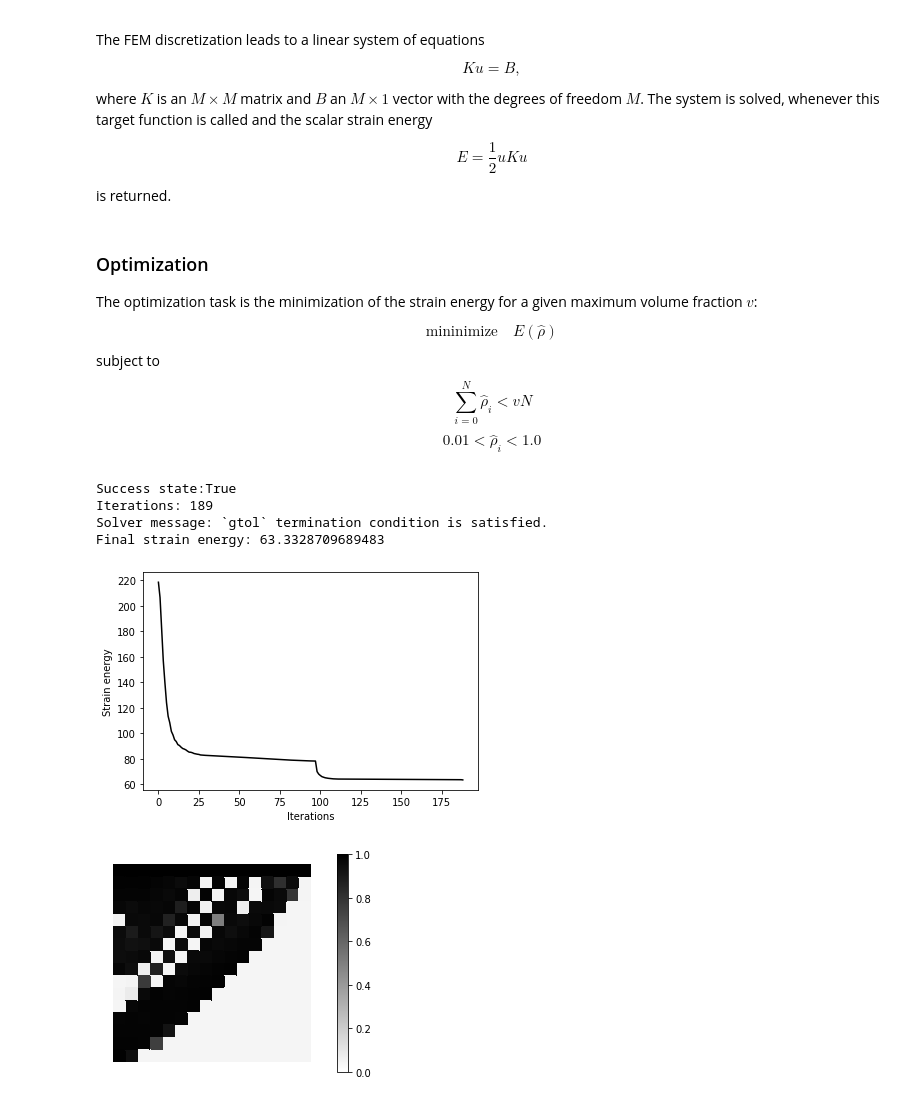
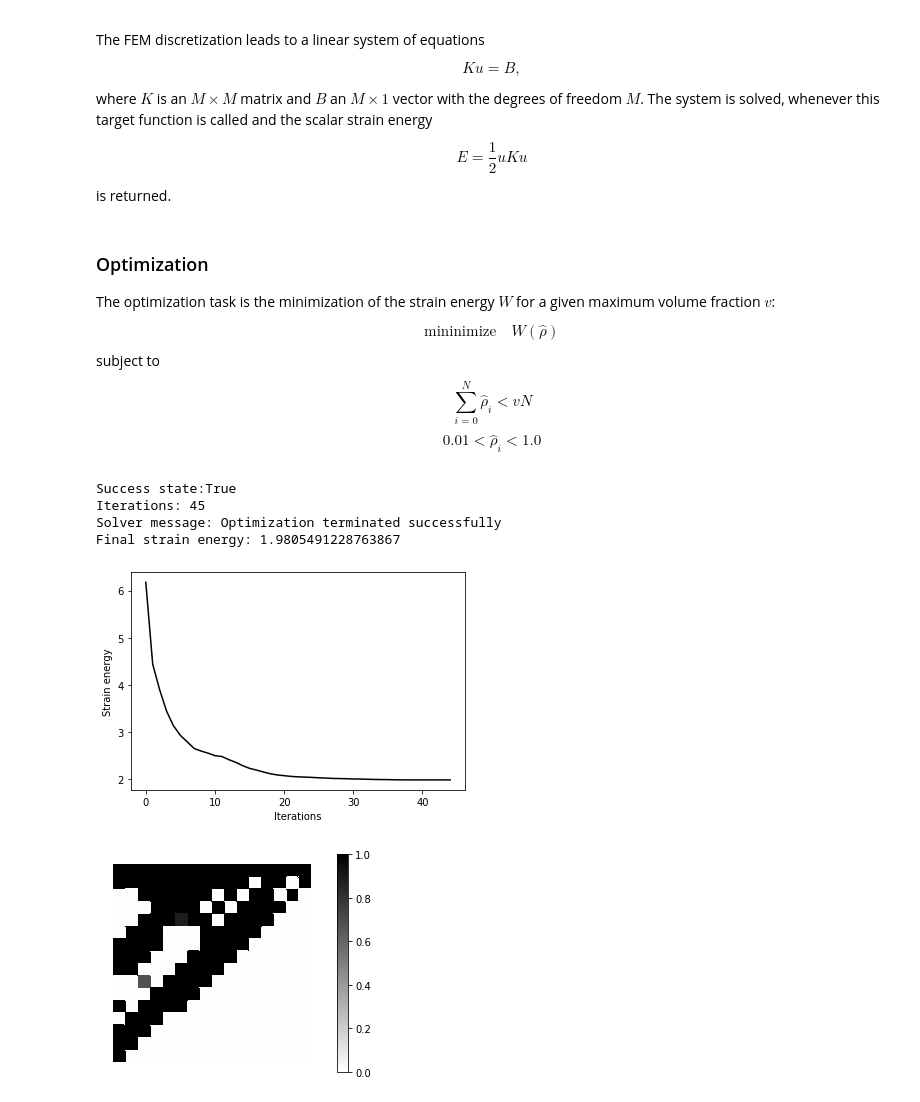
Before and after one commit to meyer-nils/topology_optimization_introduction, a Jupyter notebook: bookshelf.ipynb, the cells around one changed output. Saved outputs shown, nothing was run; the diff lists cells and outputs as text; code cells hidden in the pictures.

```diff
--- a/bookshelf.ipynb
+++ b/bookshelf.ipynb
@@ -33,15 +37,20 @@ import numpy as np
 
 # Material parameters
 p=3
-mu0 = 1.0
-lbd0 = 1.0
+nu = 0.3
+E0 = 1.0
+mu_prime =  1.0 / (2.0 * (1.0 + nu))
+lbd_prime = nu / ((1.0 + nu) * (1.0 - 2.0 * nu))
 
 # Plot the SIMP relation
 rho_hat_plot = np.linspace(0,1,10)
-plt.plot(rho_hat_plot, mu0 * rho_hat_plot**p)
+plt.plot(rho_hat_plot, E0 * rho_hat_plot**1.0, label="p=1")
+plt.plot(rho_hat_plot, E0 * rho_hat_plot**2.0, label="p=2")
+plt.plot(rho_hat_plot, E0 * rho_hat_plot**3.0, label="p=3")
 plt.xlabel(r"Normalized density $\hat{\rho}$")
-plt.ylabel(r"Shear modulus $\mu$")
+plt.ylabel(r"Elastic modulus $E$")
 plt.xlim([0, 1])
-plt.ylim([0, mu0])
+plt.ylim([0, E0])
+plt.legend()
 plt.show()
 # %% [output]
@@ -56,20 +65,19 @@ The weak form of the momentum balance is
 $$\underbrace{\int_\Omega \left(2 \mu \nabla^s u + \lambda \textrm{tr}(\nabla^s u) I \right)  : \nabla^s v dV}_{a(u,v)} = \underbrace{\int_{\partial \Omega_N} f v \cdot n dA}_{b(v)}$$
 # %%
 import skfem as fem
+from skfem.helpers import dot, ddot, sym_grad, trace, eye
 
 # Load at top.
-f = 10.0
+f = 1.0
 
 @fem.BilinearForm
 def a(u, v, w):
-    from skfem.helpers import ddot, sym_grad, trace, eye
     strain = sym_grad(u)
-    stress = 2.0 * w.mu * strain + w.lbd * eye(trace(strain), 2)
+    stress = w.E * (2.0 * mu_prime * strain + lbd_prime * eye(trace(strain), 2))
     return ddot(stress, sym_grad(v))
 
 @fem.LinearForm
 def b(v, w):
-    from skfem.helpers import dot
     return f * dot(w.n, v)
 # %% [markdown]
 ### Finite element mesh
@@ -115,12 +123,11 @@ def target_function(design):
     rho_hat = basis0.zeros() + 1.0
     rho_hat[design_dofs] = design
 
-    # Penalized material property fields
-    mu = mu0 * rho_hat**p
-    lbd = lbd0 * rho_hat**p
+    # Penalized material property field
+    E = E0 * rho_hat**p
 
     # Assembly
-    K = fem.asm(a, basis, mu=basis0.interpolate(mu), lbd=basis0.interpolate(lbd))
+    K = fem.asm(a, basis, E=basis0.interpolate(E))
     B = fem.asm(b, load_basis)
 
     # Solution
@@ -130,9 +137,9 @@ def target_function(design):
     return 0.5 * (u @ K @ u)
 # %% [markdown]
 ### Optimization
-The optimization task is the minimization of the strain energy for a given maximum volume fraction $v$:
+The optimization task is the minimization of the strain energy $W$ for a given maximum volume fraction $v$:
 
-$$ \textrm{mininimize} \quad E(\hat{\rho}) $$
+$$ \textrm{mininimize} \quad W(\hat{\rho}) $$
 subject to
 $$ \sum_{i=0}^N \hat{\rho}_i < v N $$
 $$ 0.01 < \hat{\rho}_i < 1.0 $$
@@ -141,7 +148,7 @@ from skfem.visuals.matplotlib import plot
 from scipy.optimize import minimize
 
 # Volume constraint parameter
-vol_constraint = 0.5
+vol_constraint = 0.4
 
 # Number of elements
 N = len(basis0.get_dofs(elements="design").flatten())
@@ -155,37 +162,35 @@ constraints = {'type':'ineq', 'fun': lambda x : vol_constraint*N-np.sum(x)}
 designs = []
 def callback(x, *args):
     designs.append(x)
 
 # Run the actual optimization
 res = minimize(
     target_function,
     rho0,
-    method="trust-constr",
-    options={'gtol': 0.01},
     constraints=constraints,
     bounds=bounds,
     callback=callback)
 energies = [target_function(d) for d in designs]
 print(f"Success state:{res.success}")
 print(f"Iterations: {res.nit}")
 print(f"Solver message: {res.message}")
 print(f"Final strain energy: {energies[-1]}")
 
 # Plot the optimization convergence
 plt.plot(energies, "-k")
 plt.xlabel("Iterations")
 plt.ylabel("Strain energy")
 plt.show()
 
 # plot the resulting material distribution
 rho = basis0.zeros() + 1.0
 rho[design_dofs] = res.x
 plot(mesh, rho, cmap=plt.cm.binary, colorbar=True, vmin=0, vmax=1.0)
 plt.show()
 # %% [output]
 Success state:True
-Iterations: 189
-Solver message: `gtol` termination condition is satisfied.
-Final strain energy: 63.3328709689483
+Iterations: 45
+Solver message: Optimization terminated successfully
+Final strain energy: 1.9805491228763867
-[figure, old version]
+[figure, new version]
-[figure, old version]
+[figure, new version]
```
Also changed, not shown: parts of 2 cells of this notebook.
